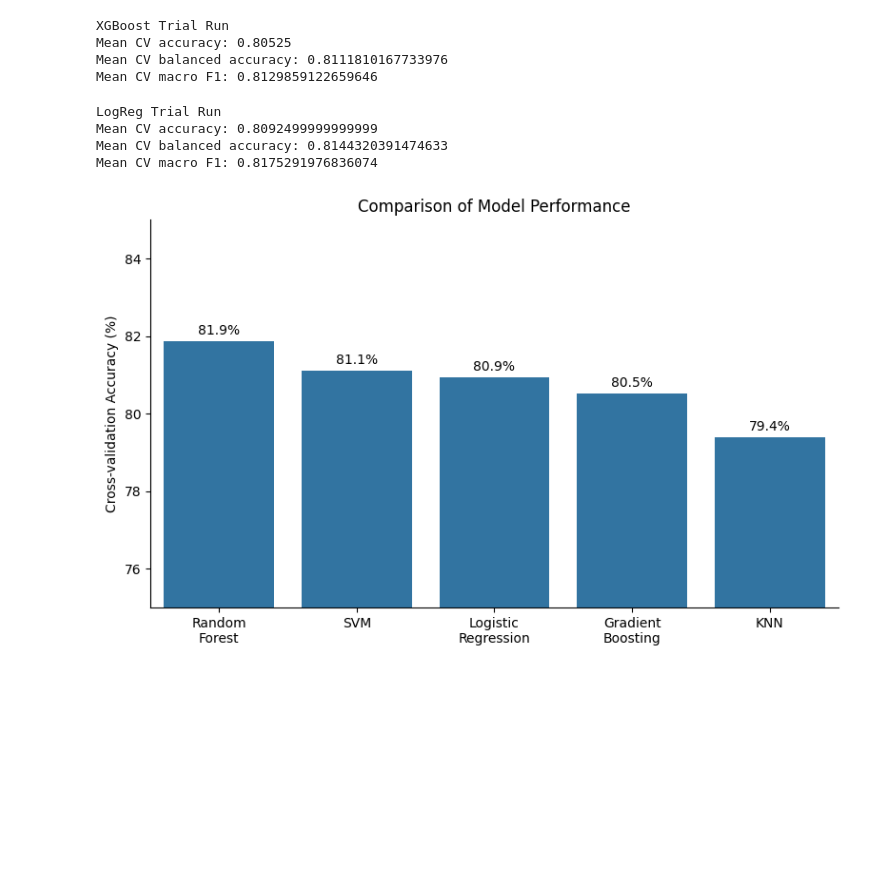
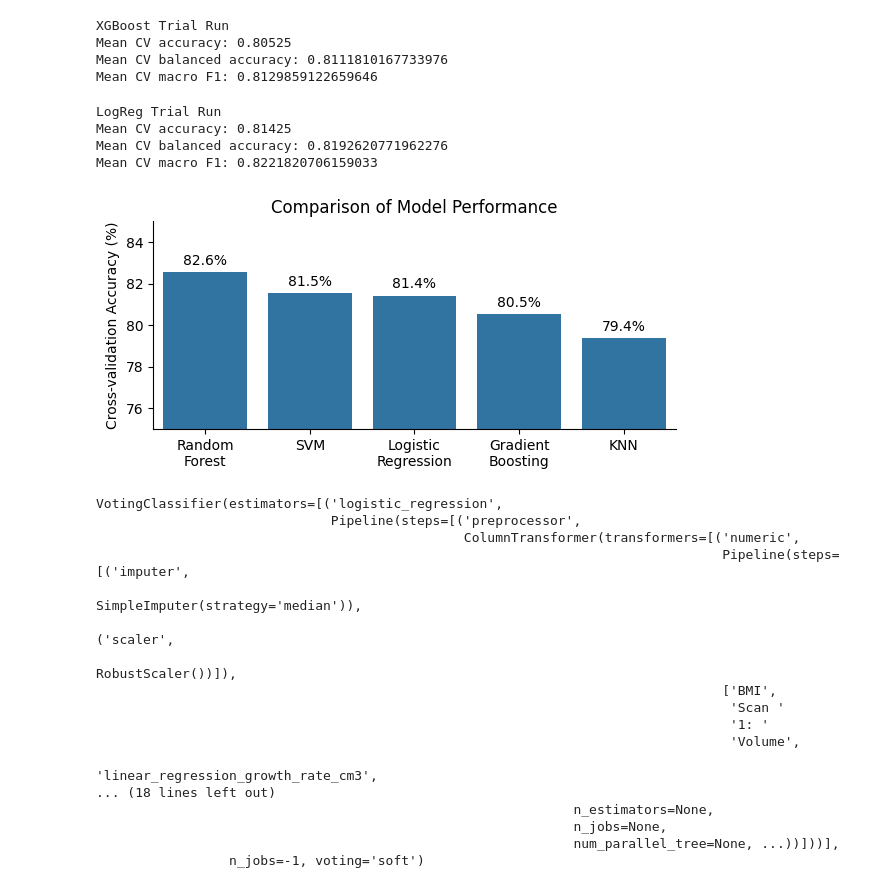
Before and after one commit to simonwilliams32/MRI_project, a Jupyter notebook: notebooks/SW_predicting_management_ensemble_pipeline.ipynb, the cells around one changed output. Drawn from its saved outputs; the diff is of its cells as text; code cells hidden in the pictures; blank space fills up the shorter version.

Commit message:
updated predictive model .py file

```diff
--- a/notebooks/SW_predicting_management_ensemble_pipeline.ipynb
+++ b/notebooks/SW_predicting_management_ensemble_pipeline.ipynb
@@ -34,7 +39,7 @@ X = data.drop(columns=["Management"])
 y = data["Management"]
 X_train, X_test, y_train, y_test = train_test_split(X, y, test_size=0.2, random_state=42)
 # %%
-#BASELINE PIPELINE
+#BASELINE PREPROC PIPELINE
 numeric_cols = ["BMI", "Scan 1: Volume", "linear_regression_growth_rate_cm3", "charlson_comorbidity_index", "age_at_diagnosis"]
 categorical_cols = ["Sex", "koos_grade_at_presentation", "tumour_laterality"]
 
@@ -46,8 +51,9 @@ numeric_pipeline = Pipeline([
 categorical_pipeline = Pipeline([
     ("imputer", SimpleImputer(strategy="most_frequent")),
     ("onehot", OneHotEncoder(
-        drop="first",
-        handle_unknown="ignore"
+        drop="if_binary",
+        handle_unknown="ignore",
+        sparse_output=False
     ))
 ])
 
@@ -85,8 +92,8 @@ svm_pipeline = Pipeline([
     ("preprocessor", preprocessor),
     ("model", SVC(
     kernel="rbf",
-    C=1.0,
-    gamma="scale",
+    C=50,
+    gamma=0.01,
     probability=True,
     random_state=42
     ))
@@ -116,12 +123,13 @@ Mean CV macro F1: 0.8178349608781733
 # %%
-#Random Forrest
+#Random Forrest (note - hyperparameters have been gridsearched)
 RF_pipeline = Pipeline([
     ("preprocessor", preprocessor),
     ("model", RandomForestClassifier(
-    n_estimators=500,
-    max_depth=15,
-    random_state=42,
-    n_jobs=-1
+        n_estimators=380,
+        max_depth=10,
+        min_samples_split=4,
+        random_state=42,
+        n_jobs=-1
     ))
 ])
 
@@ -215,12 +223,13 @@ Mean CV accuracy: 0.80525
 Mean CV balanced accuracy: 0.8111810167733976
 Mean CV macro F1: 0.8129859122659646
 # %%
-#LogReg
+#LogReg (hyperparameter tuned C)
 
 log_pipeline = Pipeline([
     ("preprocessor", preprocessor),
     ("model", LogisticRegression(
-        max_iter=2000
+        max_iter=2000,
+        C=0.1
     ))
 ])
 
@@ -242,9 +251,9 @@ print("Mean CV balanced accuracy:", log_cv_results["test_balanced_accuracy"].mea
 print("Mean CV macro F1:", log_cv_results["test_f1_macro"].mean())
 # %% [output]
 LogReg Trial Run
-Mean CV accuracy: 0.8092499999999999
-Mean CV balanced accuracy: 0.8144320391474633
-Mean CV macro F1: 0.8175291976836074
+Mean CV accuracy: 0.81425
+Mean CV balanced accuracy: 0.8192620771962276
+Mean CV macro F1: 0.8221820706159033
 # %%
 # Mean CV accuracies (convert to percentages)
 results = pd.DataFrame({
@@ -259,32 +268,60 @@ results = pd.DataFrame({
         log_cv_results["test_accuracy"].mean() * 100,
         svm_cv_results["test_accuracy"].mean() * 100,
         RF_cv_results["test_accuracy"].mean() * 100,
         knn_cv_results["test_accuracy"].mean() * 100,
         XGB_cv_results["test_accuracy"].mean() * 100
     ]
 })
 
 # Sort from best to worst
 results = results.sort_values("Accuracy", ascending=False)
 
-plt.figure(figsize=(8, 5))
+plt.figure(figsize=(6, 3))
 
 ax = sns.barplot(
     data=results,
     x="Model",
     y="Accuracy"
 )
 
 # Add accuracy labels above bars
 for container in ax.containers:
     ax.bar_label(container, fmt="%.1f%%", padding=3)
 
 plt.ylim(75, 85)
 plt.ylabel("Cross-validation Accuracy (%)")
 plt.xlabel("")
 plt.title("Comparison of Model Performance")
 sns.despine()
 plt.tight_layout()
 plt.show()
 # %% [output]
-[figure, old version]
+[figure, new version]
+# %%
+#Creating a stacked ensemble model pipeline that vote
+
+ensemble_model = VotingClassifier(
+    estimators=[("logistic_regression", log_pipeline), ("svm", svm_pipeline), ("random_forest", RF_pipeline), ("knn", knn_pipeline), ("xgboost", XGB_pipeline)],
+    voting="soft",       #soft rather than hard voting = based on confidence rather than single vote
+    weights=None,
+    n_jobs=-1
+)
+ensemble_model
+# %% [output]
+VotingClassifier(estimators=[('logistic_regression',
+                              Pipeline(steps=[('preprocessor',
+                                               ColumnTransformer(transformers=[('numeric',
+                                                                                Pipeline(steps=[('imputer',
+                                                                                                 SimpleImputer(strategy='median')),
+                                                                                                ('scaler',
+                                                                                                 RobustScaler())]),
+                                                                                ['BMI',
+                                                                                 'Scan '
+                                                                                 '1: '
+                                                                                 'Volume',
+                                                                                 'linear_regression_growth_rate_cm3',
+... (18 lines left out)
+                                                             n_estimators=None,
+                                                             n_jobs=None,
+                                                             num_parallel_tree=None, ...))]))],
+                 n_jobs=-1, voting='soft')
```
Also changed, not shown: parts of 9 cells of this notebook, 4 other files.
